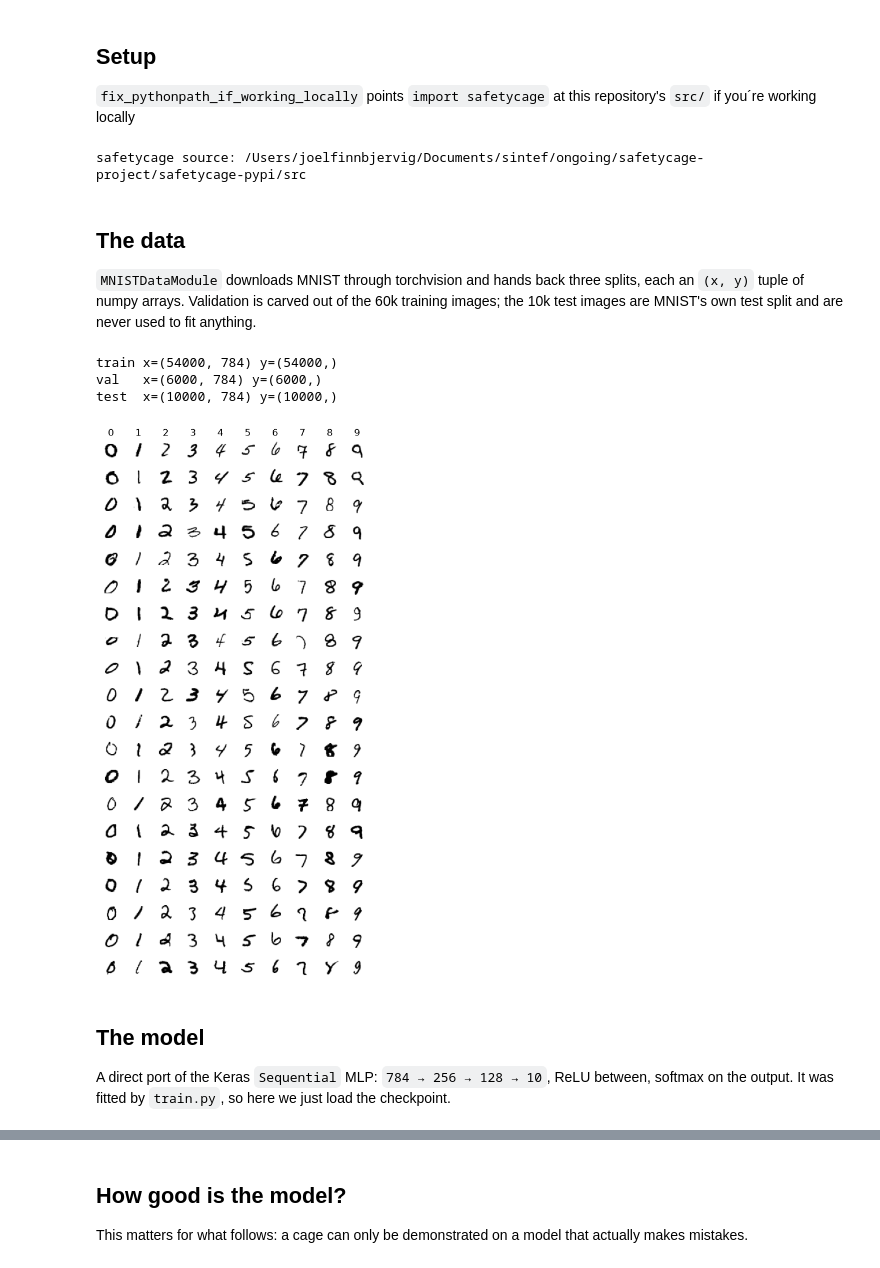
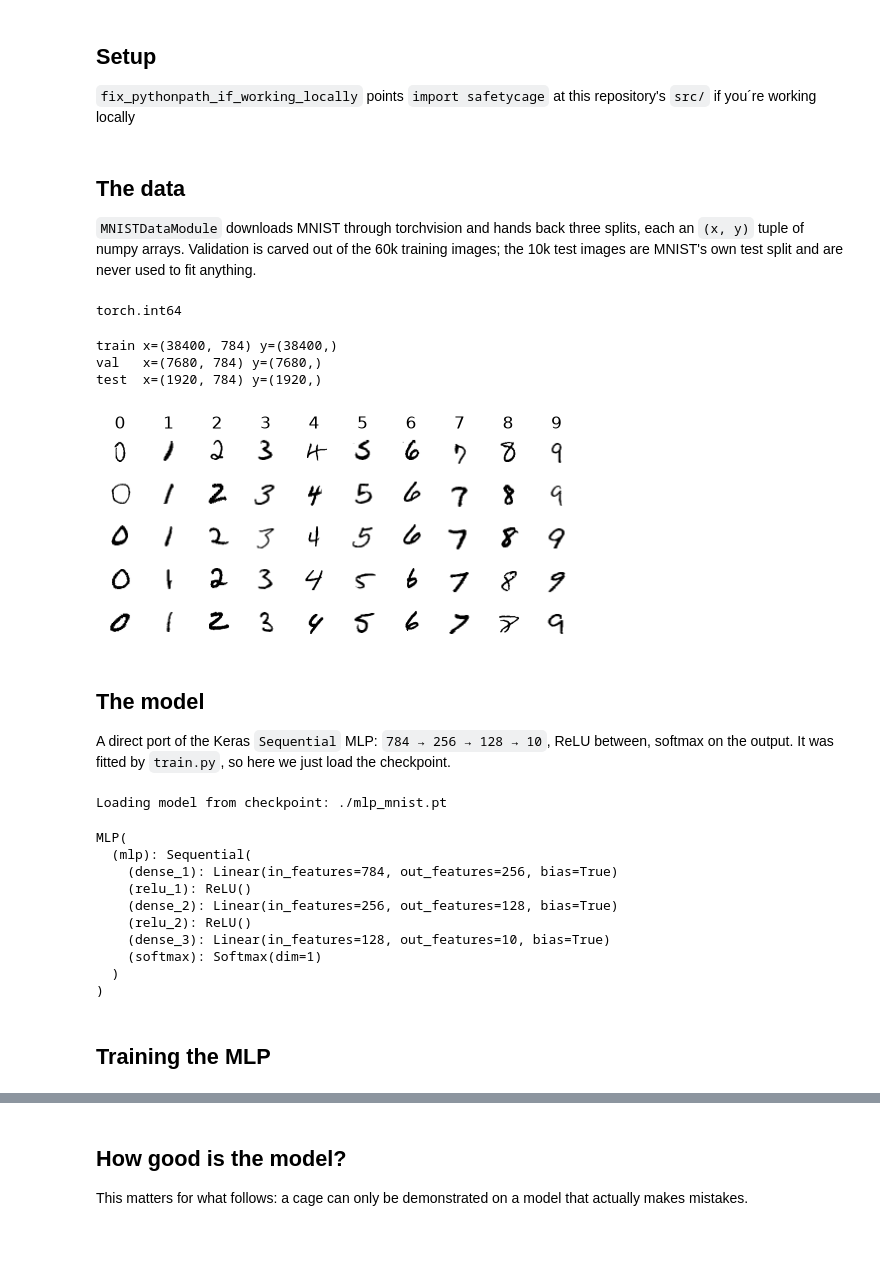
Before and after one commit to SINTEF/safetycage, a Jupyter notebook: examples/01-mnist/tutorial.ipynb, the cells around one changed output, grey strips where cells are left out. Drawn from its saved outputs; the diff is of its cells as text; code cells hidden in the pictures; blank space fills up the shorter version.

```diff
--- a/examples/01-mnist/tutorial.ipynb
+++ b/examples/01-mnist/tutorial.ipynb
@@ -27,12 +27,10 @@ import sys
 sys.path.insert(0, '..')  # examples/, where utils.py lives
 
 from utils import fix_pythonpath_if_working_locally
-print('safetycage source:', fix_pythonpath_if_working_locally())
+fix_pythonpath_if_working_locally()
 
 %load_ext autoreload
 %autoreload 2
-# %% [output]
-safetycage source: /Users/joelfinnbjervig/Documents/sintef/ongoing/safetycage-project/safetycage-pypi/src
 # %% [markdown]
 ## The data
 
@@ -41,17 +39,45 @@ three splits, each an `(x, y)` tuple of numpy arrays. Validation is
 carved out of the 60k training images; the 10k test images are
 MNIST's own test split and are never used to fit anything.
 # %%
+import torch
+from torchvision import datasets
+import numpy as np
+from sklearn.model_selection import train_test_split
 from mnist_datamodule import MNISTDataModule
 
-data_module = MNISTDataModule()
+dataset = datasets.MNIST(root=str("./data"), train=True, download=True)
+print(dataset.targets.dtype)
+y = np.array(dataset.targets) # Get the labels as a numpy array
 
-data_module.print_partition_summary()
-data_module.plot_samples(n_samples_per_class=20)
+# Split the dataset into model and cage datasets
+x_model, x_cage, y_model, y_cage = train_test_split(
+    dataset.data, y, test_size=0.2, random_state=42, stratify=y
+)
+
+# Split the model dataset into training, validation, and testing sets
+x_model_train, x_model_temp, y_model_train, y_model_temp = train_test_split(x_model, y_model, test_size=0.2, random_state=42, stratify=y_model)
+x_model_val, x_model_test, y_model_val, y_model_test = train_test_split(x_model_temp, y_model_temp, test_size=0.2, random_state=42, stratify=y_model_temp)
+
+DEVICE = torch.device("mps")
+
+data_module_model = MNISTDataModule(
+    x_train=x_model_train,
+    y_train=y_model_train,
+    x_val=x_model_val,
+    y_val=y_model_val,
+    x_test=x_model_test,
+    y_test=y_model_test,
+    device=DEVICE
+    )
+
+data_module_model.print_partition_summary()
+data_module_model.plot_samples(n_samples_per_class=5)
 # %% [output]
-train x=(54000, 784) y=(54000,)
-val   x=(6000, 784) y=(6000,)
-test  x=(10000, 784) y=(10000,)
+torch.int64
+train x=(38400, 784) y=(38400,)
+val   x=(7680, 784) y=(7680,)
+test  x=(1920, 784) y=(1920,)
-[figure, old version]
+[figure, new version]
 # %% [markdown]
 ## The model
 
@@ -59,17 +85,28 @@ A direct port of the Keras `Sequential` MLP: `784 → 256 → 128 → 10`,
 ReLU between, softmax on the output. It was fitted by `train.py`, so
 here we just load the checkpoint.
 # %%
+import os
 import torch
 from mlp import MLP
-from train import CHECKPOINT
-from mlp_modelmodule import MLPModelModule
 
 model = MLP()
-model.load_state_dict(torch.load(CHECKPOINT))
-model.eval()
 
-model_module = MLPModelModule(
-    selected_layers='dense_1',
-    use_onehot_encoder=False,
-    model=model,
-)
+CHECKPOINT = "./mlp_mnist.pt"
+if os.path.exists(CHECKPOINT):
+    print(f"Loading model from checkpoint: {CHECKPOINT}")
+    model.load_state_dict(torch.load(CHECKPOINT))
+model.to(DEVICE)
+# %% [output]
+Loading model from checkpoint: ./mlp_mnist.pt
+MLP(
+  (mlp): Sequential(
+    (dense_1): Linear(in_features=784, out_features=256, bias=True)
+    (relu_1): ReLU()
+    (dense_2): Linear(in_features=256, out_features=128, bias=True)
+    (relu_2): ReLU()
+    (dense_3): Linear(in_features=128, out_features=10, bias=True)
+    (softmax): Softmax(dim=1)
+  )
+)
+# %% [markdown]
+## Training the MLP
```
Also changed, not shown: parts of 21 cells of this notebook, 1 other file.
